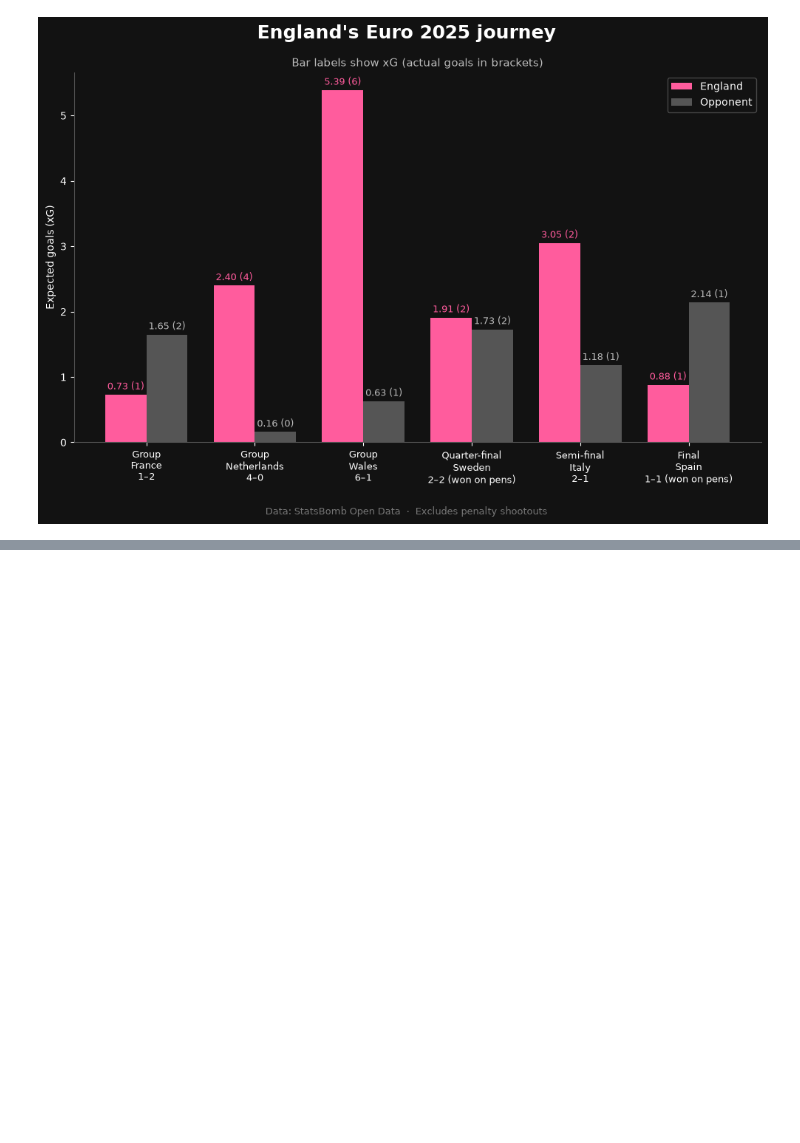
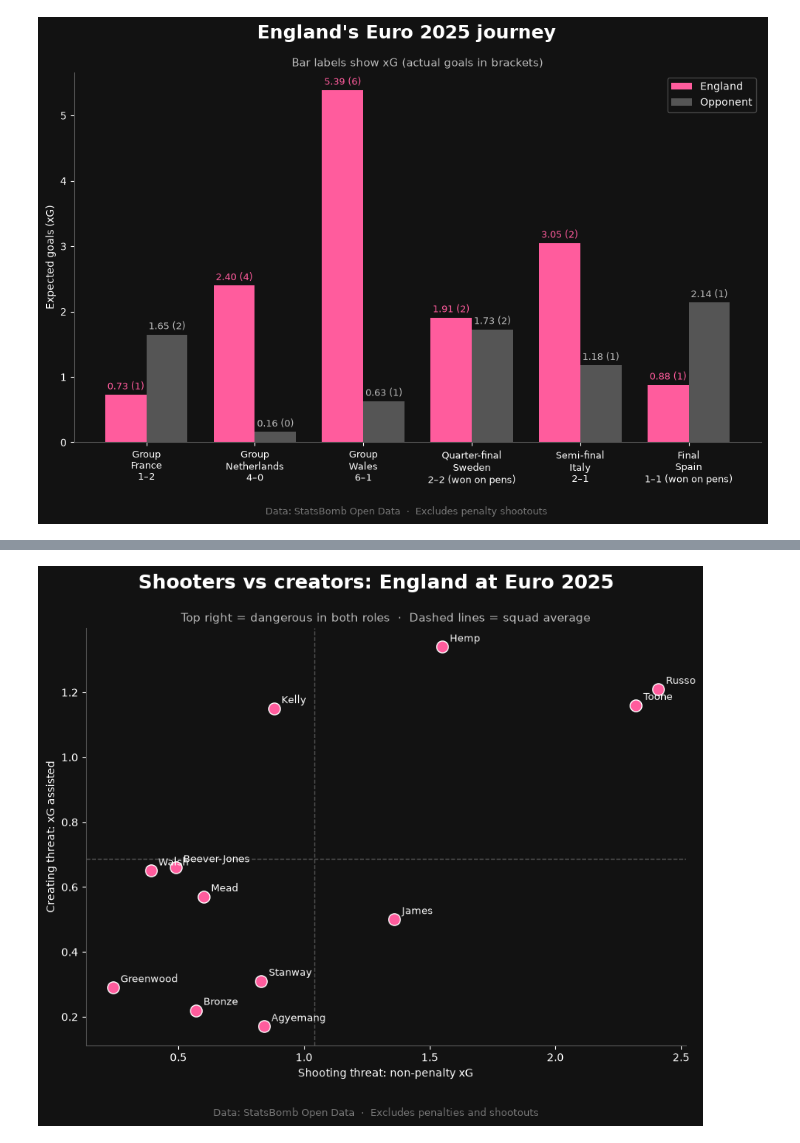
Before and after one commit to georgiajayy/womens-football-dashboard, a Jupyter notebook: 03_england_journey.ipynb, the cells around one changed output, grey strips where cells are left out. Cells and saved outputs as stored; diff of their text form; code cells hidden in the pictures; blank space fills up the shorter version.

```diff
--- a/03_england_journey.ipynb
+++ b/03_england_journey.ipynb
@@ -279,0 +394,14 @@ plt.show()
+# %%
+assisted = np_shots[["shot_key_pass_id", "shot_statsbomb_xg", "is_goal"]].dropna(subset=["shot_key_pass_id"])
+
+key_passes = events[["id", "player"]].merge(
+    assisted, left_on="id", right_on="shot_key_pass_id"
+)
+
+creators = key_passes.groupby("player").agg(
+    chances_created=("id", "count"),
+    xg_assisted=("shot_statsbomb_xg", "sum"),
+    assists=("is_goal", "sum")
+).round(2).sort_values("xg_assisted", ascending=False)
+
+creators
@@ -279,0 +427,46 @@ plt.show()
+# %%
+involvement = players_np[["xg", "goals"]].join(
+    creators[["xg_assisted", "assists"]], how="outer"
+).fillna(0)
+
+involvement = involvement[(involvement["xg"] + involvement["xg_assisted"]) >= 0.5]
+
+fig, ax = plt.subplots(figsize=(10, 7))
+fig.set_facecolor("#121212")
+ax.set_facecolor("#121212")
+
+# One dot per player
+ax.scatter(involvement["xg"], involvement["xg_assisted"], s=120,
+           color="#FF5C9D", edgecolors="white", zorder=3)
+
+# Surname labels next to each dot
+for name, row in involvement.iterrows():
+    ax.annotate(name.split()[-1], (row["xg"], row["xg_assisted"]),
+                xytext=(7, 5), textcoords="offset points", color="white", fontsize=9)
+
+# Dashed lines at the squad average, splitting the chart into quarters
+ax.axvline(involvement["xg"].mean(), color="#555555", linestyle="--", linewidth=1)
+ax.axhline(involvement["xg_assisted"].mean(), color="#555555", linestyle="--", linewidth=1)
+
+# Axes styling
+ax.set_xlabel("Shooting threat: non-penalty xG", color="white")
+ax.set_ylabel("Creating threat: xG assisted", color="white")
+ax.tick_params(colors="white")
+for side in ["top", "right"]:
+    ax.spines[side].set_visible(False)
+for side in ["left", "bottom"]:
+    ax.spines[side].set_color("#555555")
+
+# Titles and credit
+fig.suptitle("Shooters vs creators: England at Euro 2025", color="white",
+             fontsize=18, fontweight="bold")
+ax.set_title("Top right = dangerous in both roles  ·  Dashed lines = squad average",
+             color="#BBBBBB", fontsize=11)
+fig.text(0.5, -0.02, "Data: StatsBomb Open Data  ·  Excludes penalties and shootouts",
+         color="#777777", fontsize=9, ha="center")
+
+fig.savefig("england_shooters_vs_creators.png", dpi=200,
+            facecolor=fig.get_facecolor(), bbox_inches="tight")
+plt.show()
+# %% [output]
+[figure, added]
```
Also changed, not shown: parts of 7 cells of this notebook, 4 other files.
